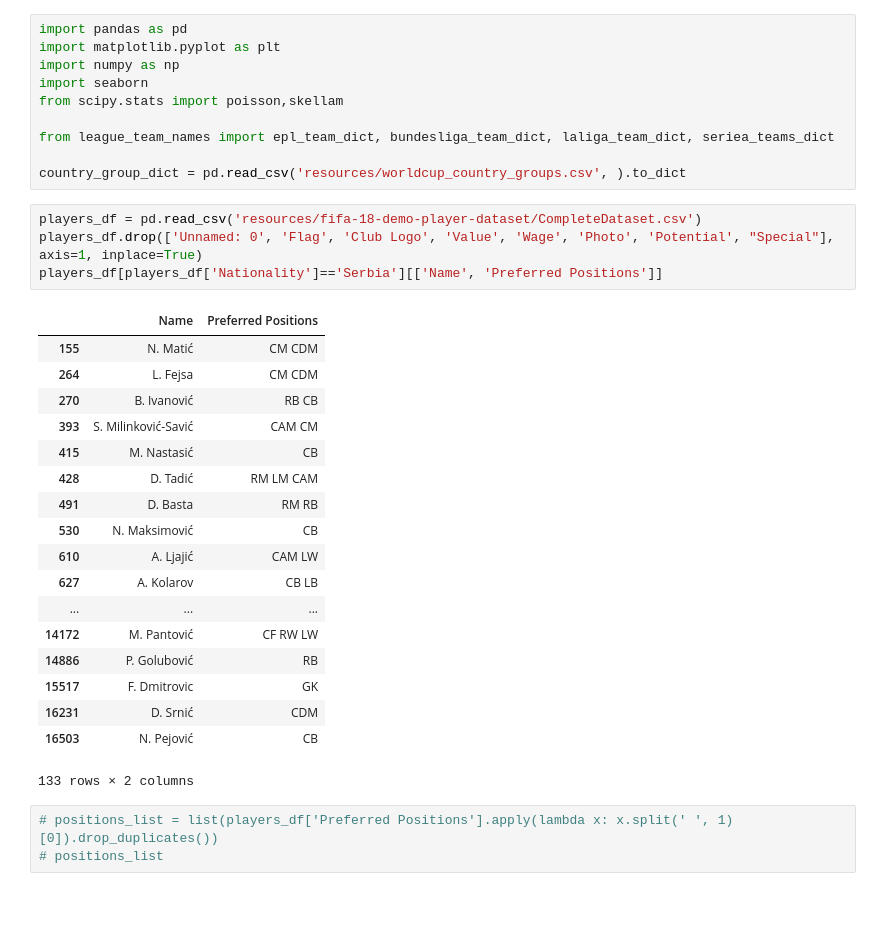
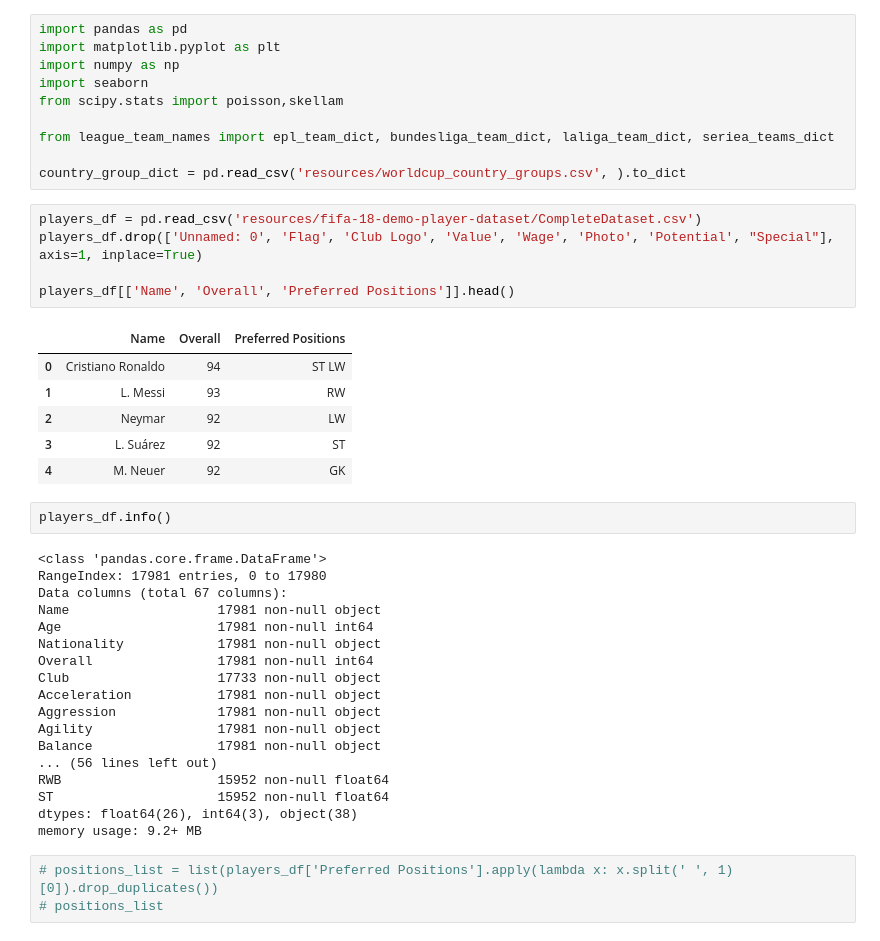
Before and after one commit to MikeStrenk/Modeling-the-World-Cup-2018, a Jupyter notebook: worldcup2018_predictions.ipynb, the cells around one changed output. Drawn from its saved outputs; the diff is of its cells as text; blank space fills up the shorter version.

```diff
--- a/worldcup2018_predictions.ipynb
+++ b/worldcup2018_predictions.ipynb
@@ -11,26 +11,35 @@ country_group_dict = pd.read_csv('resources/worldcup_country_groups.csv', ).to_d
 # %%
 players_df = pd.read_csv('resources/fifa-18-demo-player-dataset/CompleteDataset.csv')
 players_df.drop(['Unnamed: 0', 'Flag', 'Club Logo', 'Value', 'Wage', 'Photo', 'Potential', "Special"], axis=1, inplace=True)
-players_df[players_df['Nationality']=='Serbia'][['Name', 'Preferred Positions']]
+
+players_df[['Name', 'Overall', 'Preferred Positions']].head()
 # %% [output]
-|  | Name | Preferred Positions |
-| 155 | N. Matić | CM CDM |
-| 264 | L. Fejsa | CM CDM |
-| 270 | B. Ivanović | RB CB |
-| 393 | S. Milinković-Savić | CAM CM |
-| 415 | M. Nastasić | CB |
-| 428 | D. Tadić | RM LM CAM |
-| 491 | D. Basta | RM RB |
-| 530 | N. Maksimović | CB |
-| 610 | A. Ljajić | CAM LW |
-| 627 | A. Kolarov | CB LB |
-| ... | ... | ... |
-| 14172 | M. Pantović | CF RW LW |
-| 14886 | P. Golubović | RB |
-| 15517 | F. Dmitrovic | GK |
-| 16231 | D. Srnić | CDM |
-| 16503 | N. Pejović | CB |
+|  | Name | Overall | Preferred Positions |
+| 0 | Cristiano Ronaldo | 94 | ST LW |
+| 1 | L. Messi | 93 | RW |
+| 2 | Neymar | 92 | LW |
+| 3 | L. Suárez | 92 | ST |
+| 4 | M. Neuer | 92 | GK |
-133 rows × 2 columns
+# %%
+players_df.info()
+# %% [output]
+<class 'pandas.core.frame.DataFrame'>
+RangeIndex: 17981 entries, 0 to 17980
+Data columns (total 67 columns):
+Name                   17981 non-null object
+Age                    17981 non-null int64
+Nationality            17981 non-null object
+Overall                17981 non-null int64
+Club                   17733 non-null object
+Acceleration           17981 non-null object
+Aggression             17981 non-null object
+Agility                17981 non-null object
+Balance                17981 non-null object
+... (56 lines left out)
+RWB                    15952 non-null float64
+ST                     15952 non-null float64
+dtypes: float64(26), int64(3), object(38)
+memory usage: 9.2+ MB
 # %%
 # positions_list = list(players_df['Preferred Positions'].apply(lambda x: x.split(' ', 1)[0]).drop_duplicates())
 # positions_list
```
Also changed, not shown: parts of 37 cells of this notebook.
